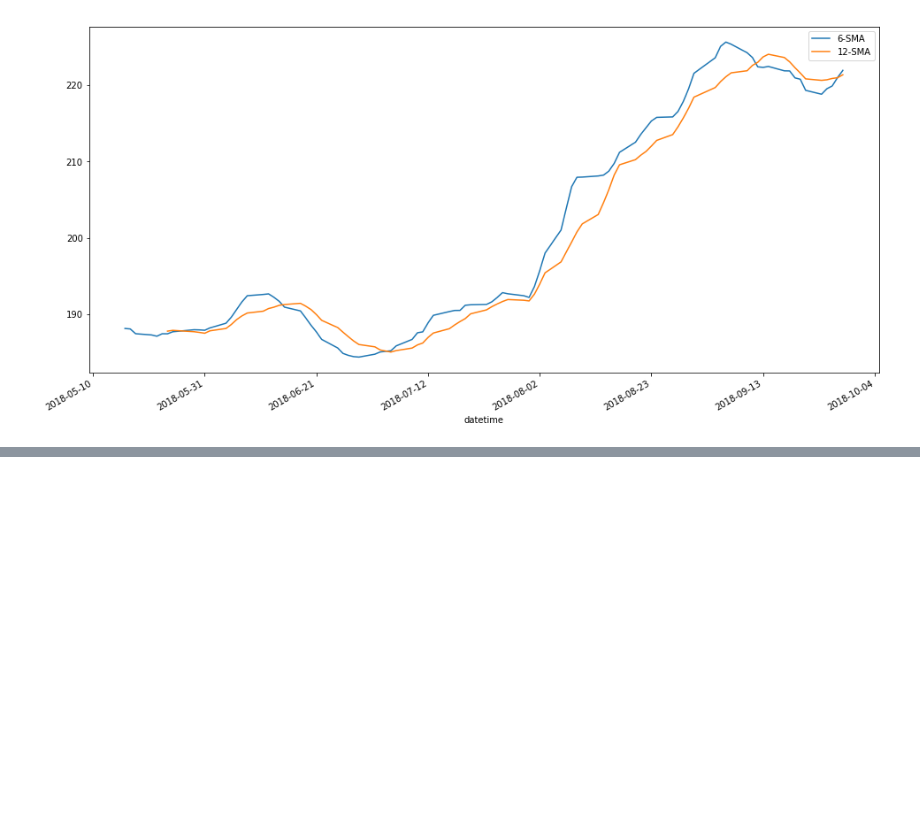
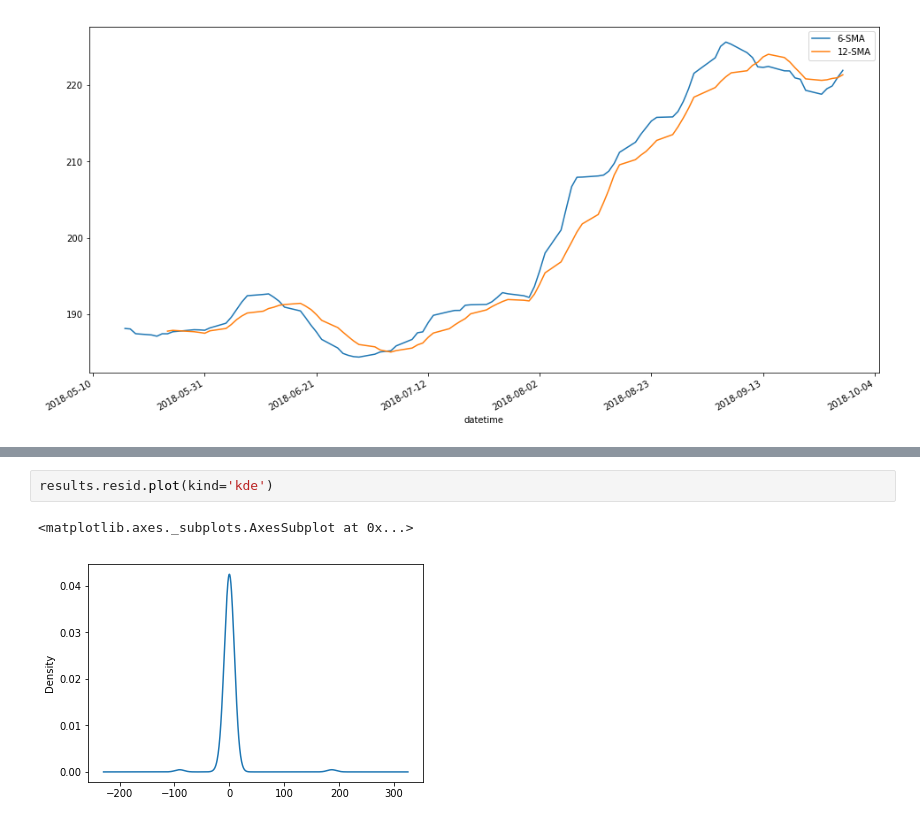
Before and after one commit to geceba/Residencia-ITM, a Jupyter notebook: pruebas/pruebas.ipynb, the cells around one changed output, grey strips where cells are left out. Drawn from its saved outputs; the diff is of its cells as text; blank space fills up the shorter version.

```diff
--- a/pruebas/pruebas.ipynb
+++ b/pruebas/pruebas.ipynb
@@ -78,0 +116,5 @@ plt.show()
+# %%
+results.resid.plot(kind='kde')
+# %% [output]
+<matplotlib.axes._subplots.AxesSubplot at 0x...>
+[figure, added]
```
Also changed, not shown: parts of 10 cells of this notebook, 3 other files.
